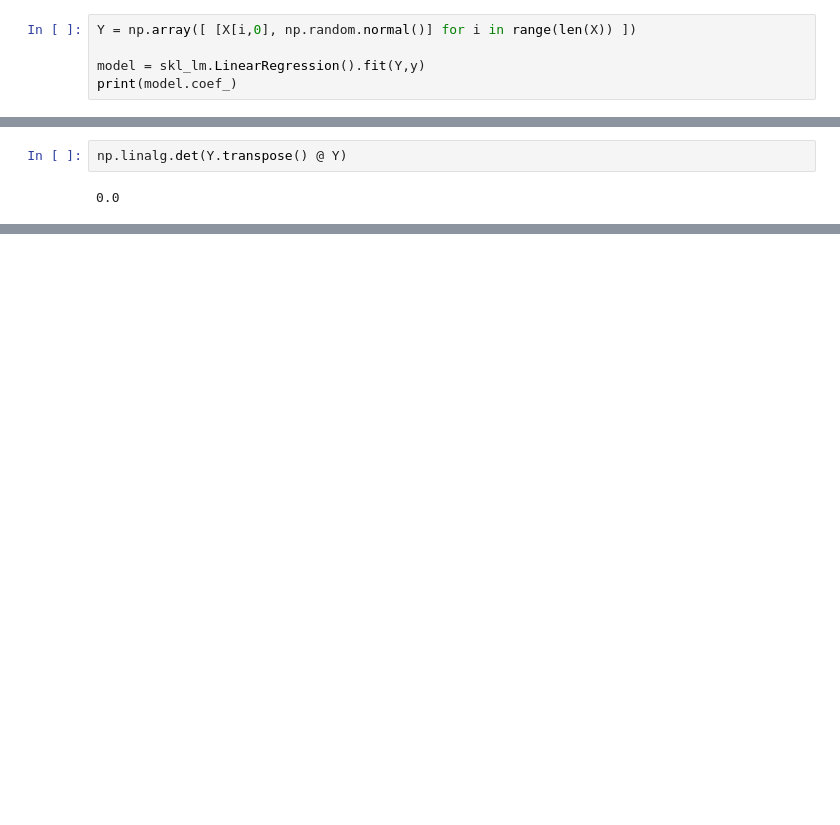
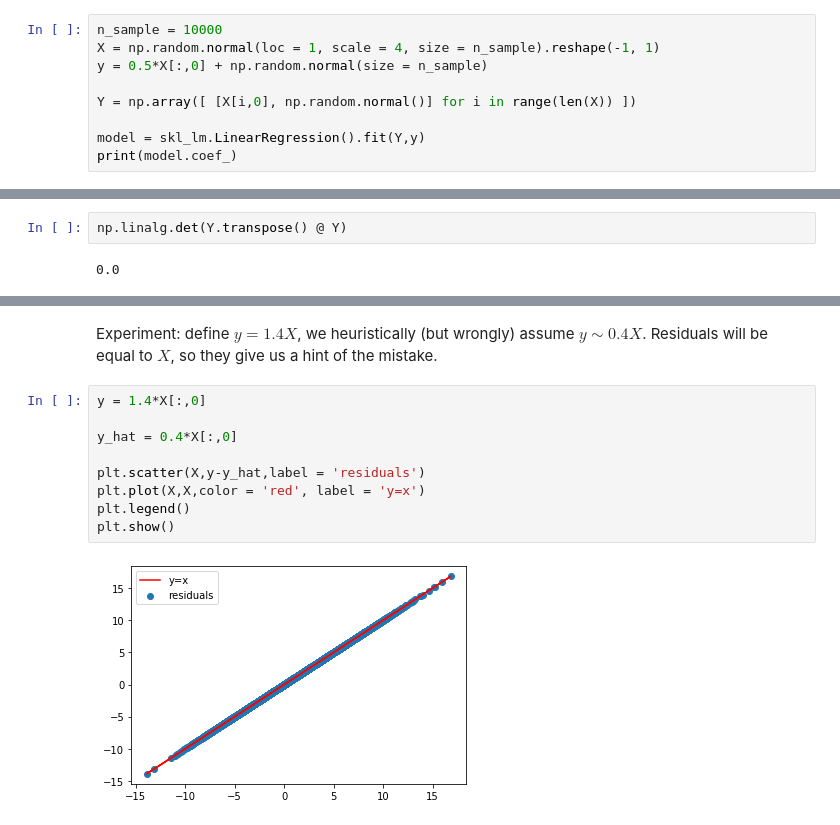
Before and after one commit to lucchem/probability_and_stats, a Jupyter notebook: linear_regression.ipynb, the cells around one changed output, grey strips where cells are left out. Cells and saved outputs as stored; diff of their text form; blank space fills up the shorter version.

Commit message:
added more experiments in LR

```diff
--- a/linear_regression.ipynb
+++ b/linear_regression.ipynb
@@ -57,4 +61,8 @@ $$\beta = ( [X\, W]^T[X\, W] )^{-1}[X\, W]^T y\Rightarrow \beta_1 = \frac{\sum_i
 # %%
+n_sample = 10000
+X = np.random.normal(loc = 1, scale = 4, size = n_sample).reshape(-1, 1)
+y = 0.5*X[:,0] + np.random.normal(size = n_sample)
+
 Y = np.array([ [X[i,0], np.random.normal()] for i in range(len(X)) ])
 
 model = skl_lm.LinearRegression().fit(Y,y)
@@ -110,0 +137,13 @@ OLS coefficients via SVD:  [-3.29935311 15.99741244] 0.7000000000000028
+# %% [markdown]
+Experiment: define $y=1.4X$, we heuristically (but wrongly) assume $y\sim 0.4 X$. Residuals will be equal to $X$, so they give us a hint of the mistake.
+# %%
+y = 1.4*X[:,0]
+
+y_hat = 0.4*X[:,0]
+
+plt.scatter(X,y-y_hat,label = 'residuals')
+plt.plot(X,X,color = 'red', label = 'y=x')
+plt.legend()
+plt.show()
+# %% [output]
+[figure, added]
```
Also changed, not shown: parts of 14 cells of this notebook.
